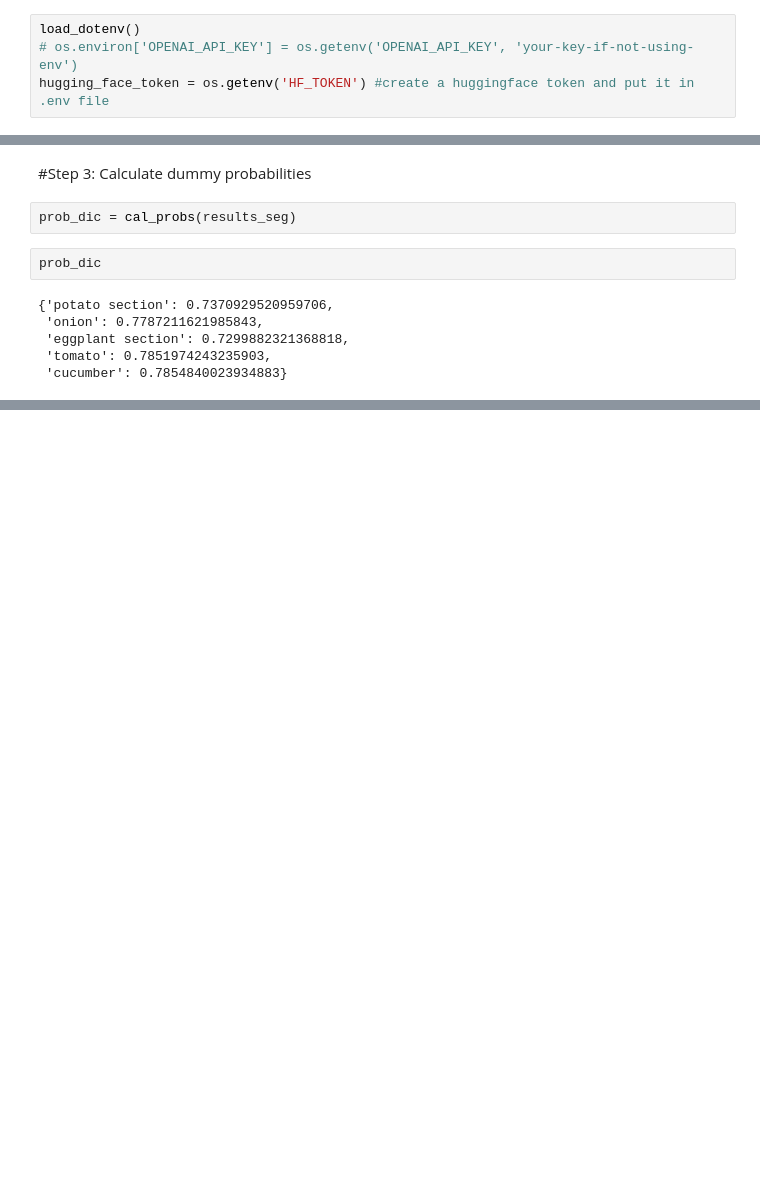
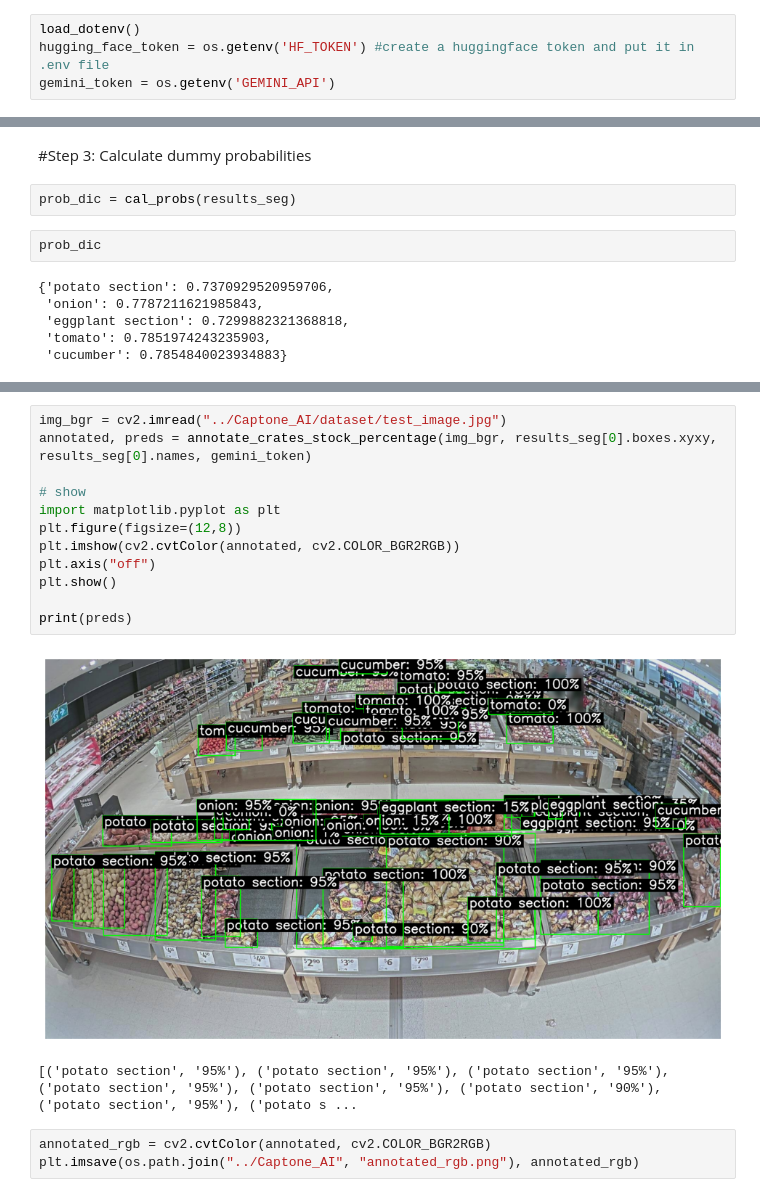
Before and after one commit to minhving/Freshtify, a Jupyter notebook: main.ipynb, the cells around one changed output, grey strips where cells are left out. Drawn from its saved outputs; the diff is of its cells as text; blank space fills up the shorter version.

Commit message:
demo gemini function

```diff
--- a/main.ipynb
+++ b/main.ipynb
@@ -40,5 +46,5 @@ load_dotenv()
 True
 # %%
 load_dotenv()
-# os.environ['OPENAI_API_KEY'] = os.getenv('OPENAI_API_KEY', 'your-key-if-not-using-env')
 hugging_face_token = os.getenv('HF_TOKEN') #create a huggingface token and put it in .env file
+gemini_token = os.getenv('GEMINI_API')
@@ -274,0 +417,18 @@ prob_dic
+# %%
+img_bgr = cv2.imread("../Captone_AI/dataset/test_image.jpg")
+annotated, preds = annotate_crates_stock_percentage(img_bgr, results_seg[0].boxes.xyxy, results_seg[0].names, gemini_token)
+
+# show
+import matplotlib.pyplot as plt
+plt.figure(figsize=(12,8))
+plt.imshow(cv2.cvtColor(annotated, cv2.COLOR_BGR2RGB))
+plt.axis("off")
+plt.show()
+
+print(preds)
+# %% [output]
+[figure, added]
+[('potato section', '95%'), ('potato section', '95%'), ('potato section', '95%'), ('potato section', '95%'), ('potato section', '95%'), ('potato section', '90%'), ('potato section', '95%'), ('potato s ...
+# %%
+annotated_rgb = cv2.cvtColor(annotated, cv2.COLOR_BGR2RGB)
+plt.imsave(os.path.join("../Captone_AI", "annotated_rgb.png"), annotated_rgb)
```
Also changed, not shown: parts of 8 cells of this notebook, 1 other file.
